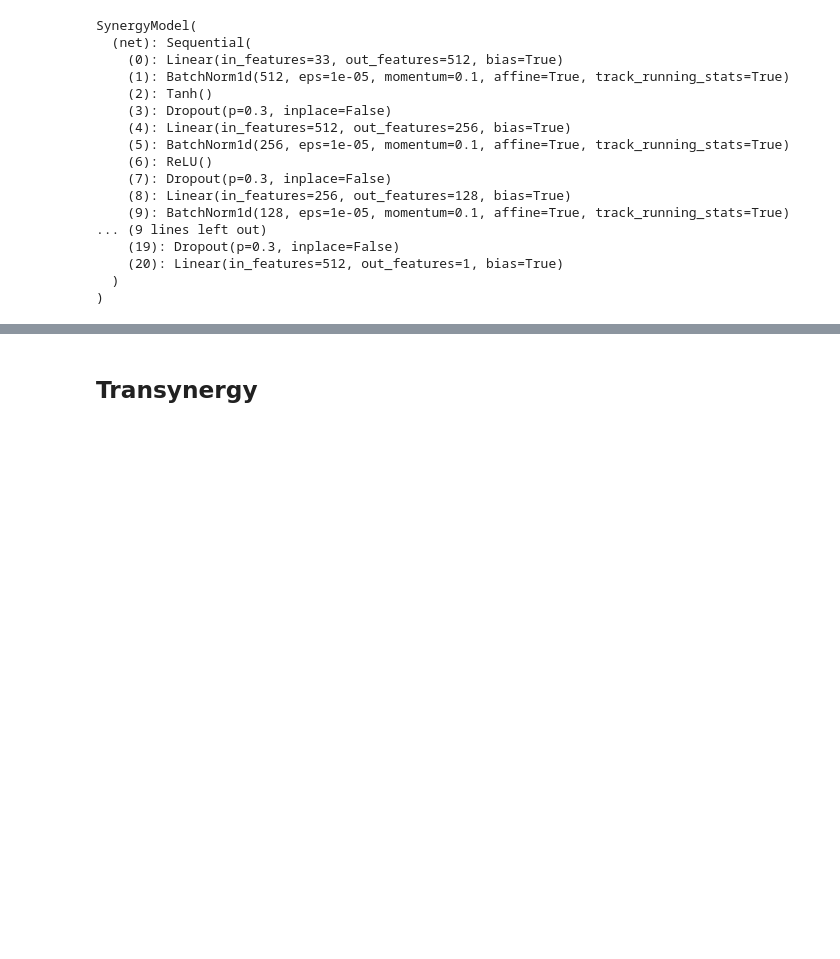
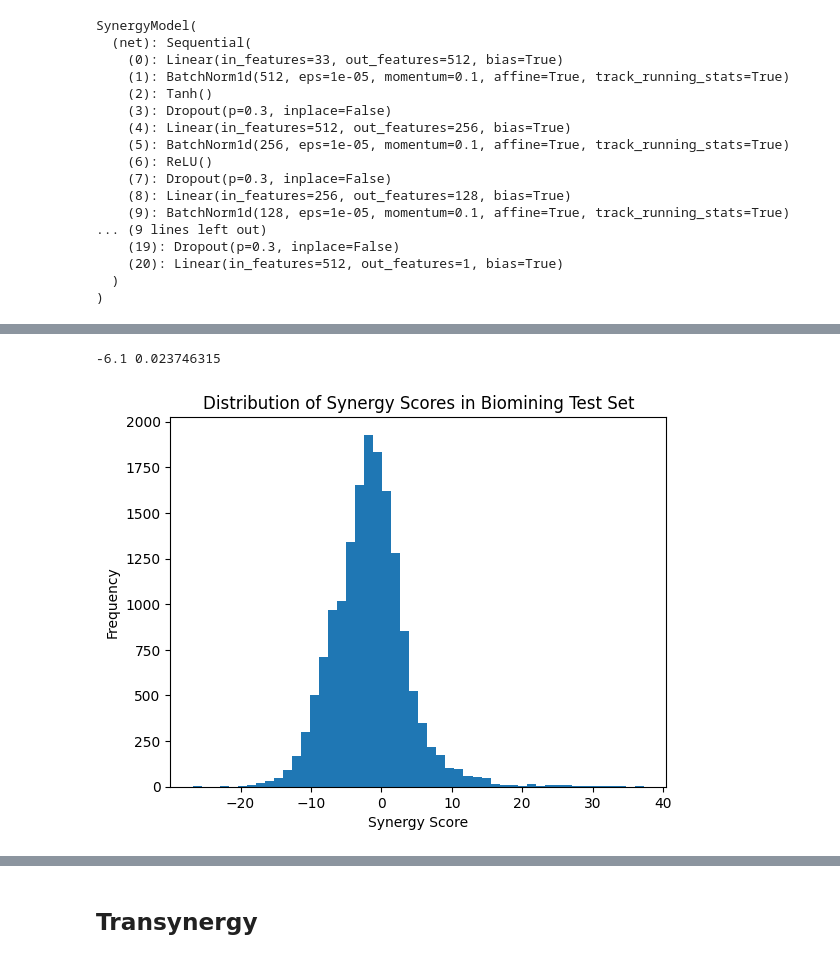
Before and after one commit to Hrishikesh332/Drug-Inhibitor-Cancer-Treatment, a Jupyter notebook: explainability/lrp/explaination.ipynb, the cells around one changed output, grey strips where cells are left out. Drawn from its saved outputs; the diff is of its cells as text; code cells hidden in the pictures; blank space fills up the shorter version.

Commit message:
explaination + z-rule

```diff
--- a/explainability/lrp/explaination.ipynb
+++ b/explainability/lrp/explaination.ipynb
@@ -48,0 +51,14 @@ SynergyModel(
+# %%
+import numpy as np
+from explainability.data_utils import load_biomining_cell_line_data, load_biomining_data, load_biomining_drug_names
+from explainability.explaination_config import ExplainationConfig
+
+config = ExplainationConfig(
+    paper="biomining",
+)
+cell_line_data = load_biomining_cell_line_data(split = 'test')
+drug_name_a, drug_name_b = load_biomining_drug_names(split= 'test')
+X, Y = load_biomining_data(split = 'test')
+
+relevances = np.load("explainability/lrp/results/biomining_subsample_False/relevances.npy")
+feature_names = config.feature_names
@@ -48,0 +79,16 @@ SynergyModel(
+# %%
+idx = 11
+
+print( Y[idx], relevances[idx].sum())
+# %% [output]
+-6.1 0.023746315
+# %%
+# plot a disribution of y
+import matplotlib.pyplot as plt
+plt.hist(Y, bins=50)
+plt.xlabel("Synergy Score")
+plt.ylabel("Frequency")
+plt.title("Distribution of Synergy Scores in Biomining Test Set")
+plt.show()
+# %% [output]
+[figure, added]
```
Also changed, not shown: parts of 4 cells of this notebook, 1 other file.
